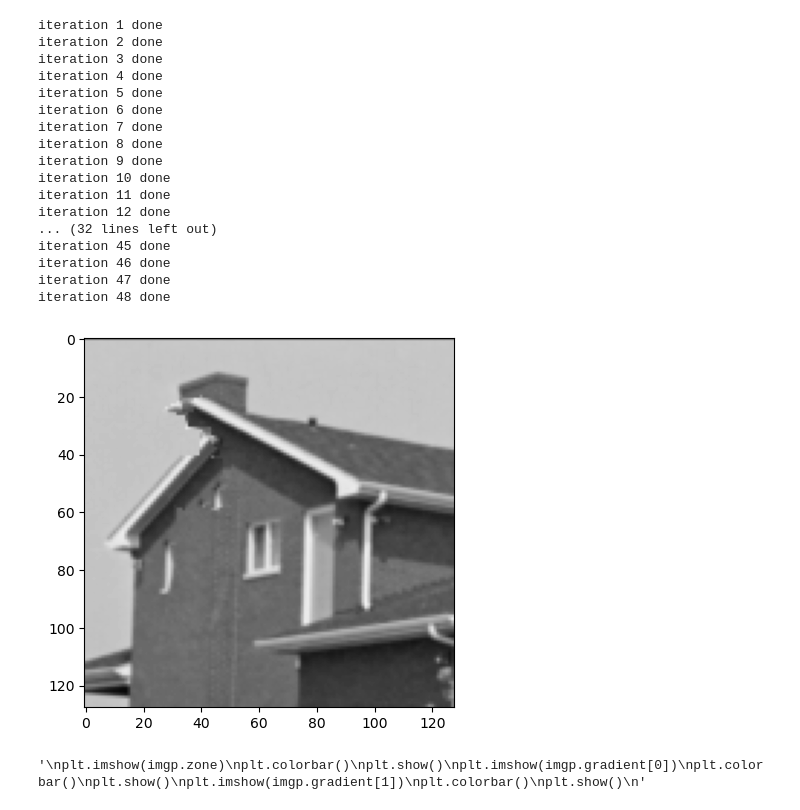
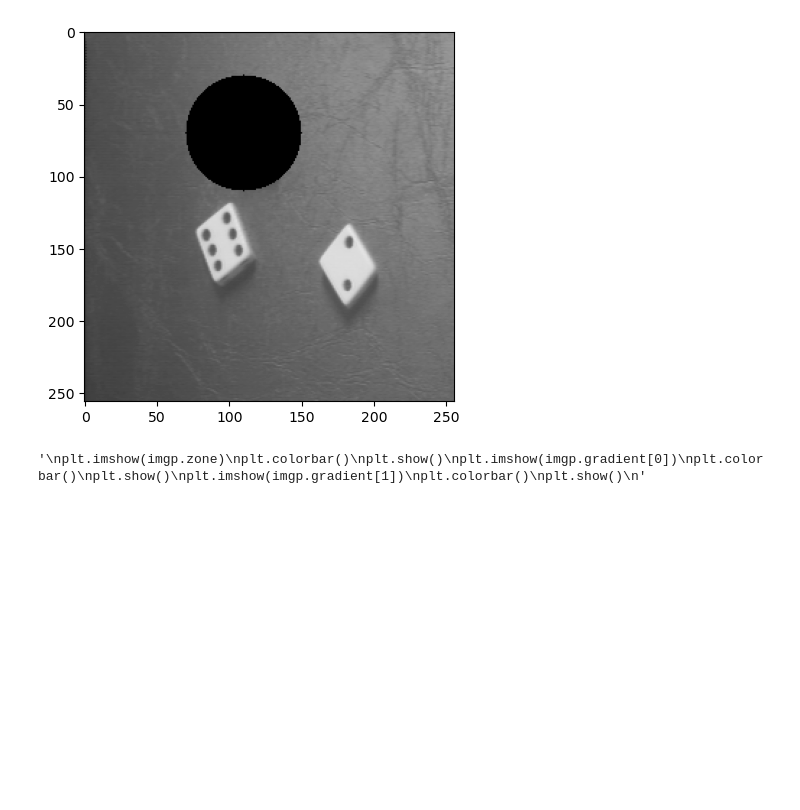
Before and after one commit to clementgilli/inpainting, a Jupyter notebook: worksheet.ipynb, the cells around one changed output. Cells and saved outputs as stored; diff of their text form; code cells hidden in the pictures; blank space fills up the shorter version.

Commit message:
outil affichage reconstruction

```diff
--- a/worksheet.ipynb
+++ b/worksheet.ipynb
@@ -2,30 +2,10 @@
 from patchedimage import PatchedImage
 from utilities import *
 # %%
-imgp = PatchedImage("images/maison-petit.tif",4)
-masque = masque_carre((40,100),(80,110),imgp.img.shape)
-masque = masque_circulaire((40,40),20,imgp.img.shape)
+imgp = PatchedImage("images/dice1.tif",3)
+masque = masque_circulaire((70,110),40,imgp.img.shape)
 imgp.set_masque(leaf_size=128,draw=False,masque=masque)
 imgp.set_priorities()
 imgp.show_img()
-imgp.reconstruction_auto()
-imgp.show_img()
 # %% [output]
-iteration 1 done
-iteration 2 done
-iteration 3 done
-iteration 4 done
-iteration 5 done
-iteration 6 done
-iteration 7 done
-iteration 8 done
-iteration 9 done
-iteration 10 done
-iteration 11 done
-iteration 12 done
-... (32 lines left out)
-iteration 45 done
-iteration 46 done
-iteration 47 done
-iteration 48 done
-[figure, old version]
+[figure, new version]
```
Also changed, not shown: parts of 2 cells of this notebook, 1 other file.
